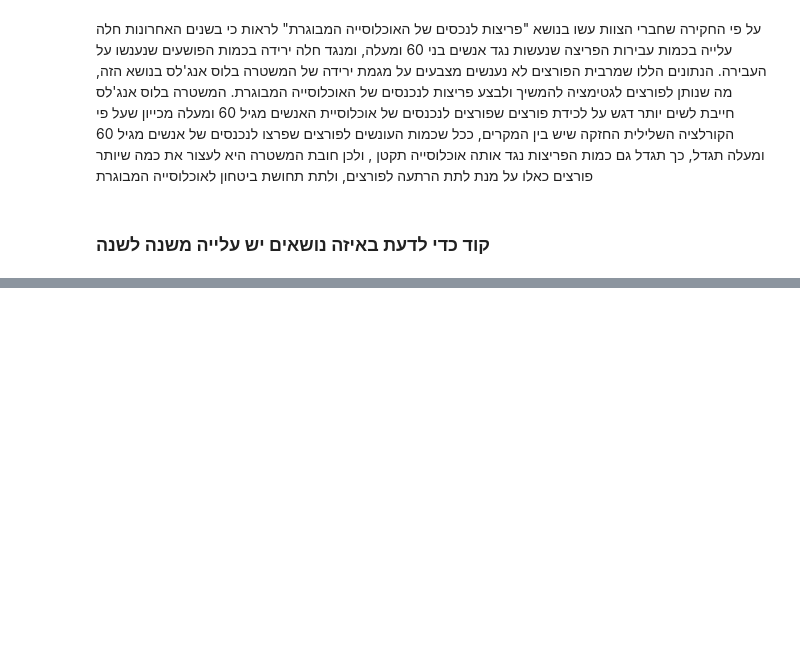
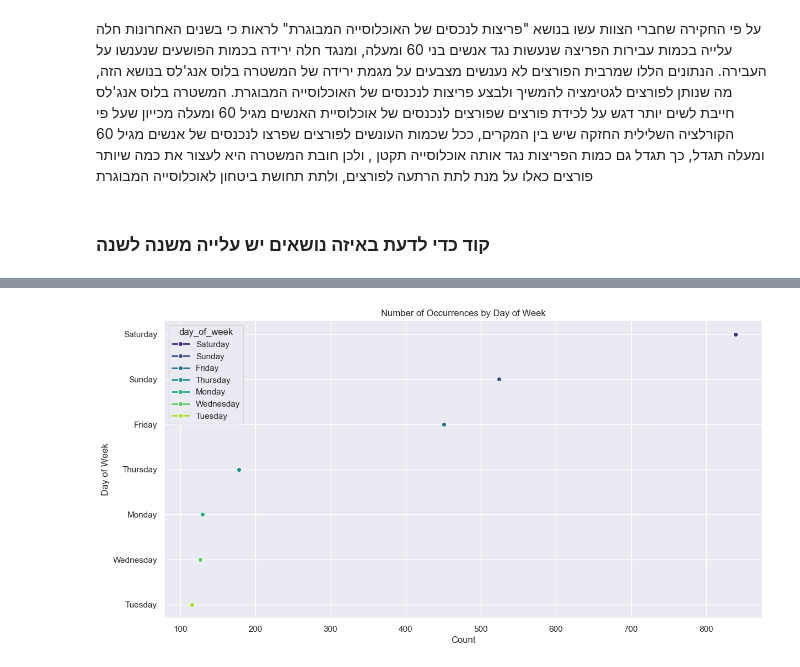
Before and after one commit to BareLevi/Data_Analysis_Final_Project, a Jupyter notebook: Ella_Tomer_bBarel_project_updated.ipynb, the cells around one changed output, grey strips where cells are left out. Cells and saved outputs as stored; diff of their text form; code cells hidden in the pictures; blank space fills up the shorter version.

```diff
--- a/Ella_Tomer_bBarel_project_updated.ipynb
+++ b/Ella_Tomer_bBarel_project_updated.ipynb
@@ -1282,0 +1480,20 @@ firearm_area_counts
+# %%
+values_counts = chipopo_df['day_of_week'].value_counts().reset_index()
+values_counts.columns = ['day_of_week', 'count']
+
+
+sns.set_theme(style="darkgrid")
+
+
+plt.figure(figsize=(14, 7))
+sns.lineplot(data=values_counts, x='count', y='day_of_week', hue='day_of_week', palette='viridis', marker='o', linewidth=2)
+
+# הוספת כותרות לצירים ולגרף
+plt.title('Number of Occurrences by Day of Week')
+plt.xlabel('Count')
+plt.ylabel('Day of Week')
+
+# הצגת הגרף
+plt.show()
+# %% [output]
+[figure, added]
```
Also changed, not shown: parts of 22 cells of this notebook.
